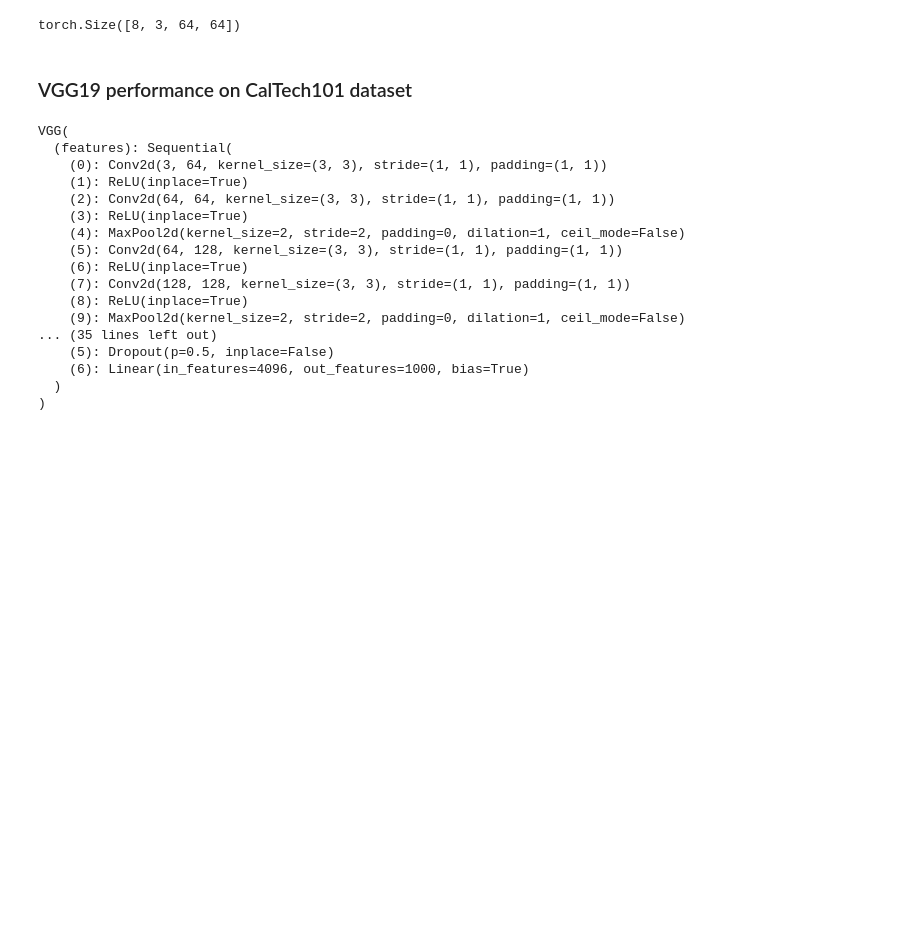
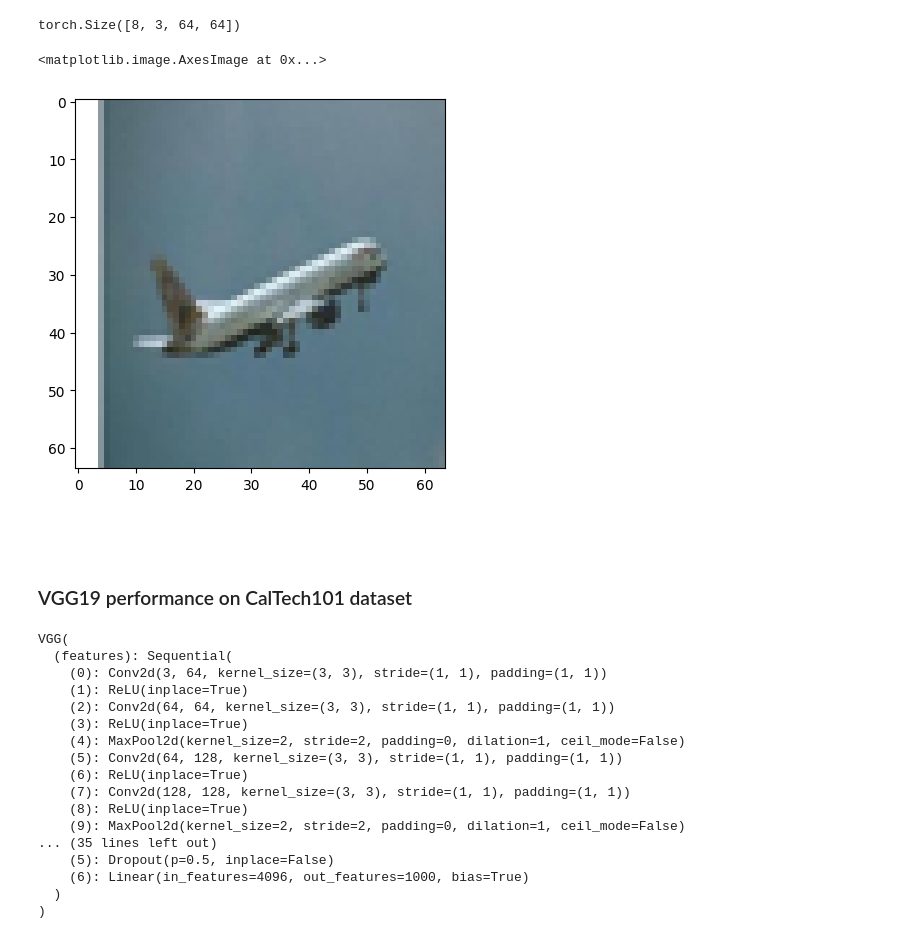
Before and after one commit to yukikongju/Miscellaneous-Projects, a Jupyter notebook: UnetScratch/playground/Fine-Tuning on another dataset.ipynb, the cells around one changed output. Drawn from its saved outputs; the diff is of its cells as text; code cells hidden in the pictures; blank space fills up the shorter version.

```diff
--- a/UnetScratch/playground/Fine-Tuning on another dataset.ipynb
+++ b/UnetScratch/playground/Fine-Tuning on another dataset.ipynb
@@ -196,6 +229,13 @@ for image, label in zip(batch, labels):
 batch.shape
 # %% [output]
 torch.Size([8, 3, 64, 64])
+# %%
+plt.imshow(batch[2].permute(1, 2, 0))
+# %% [output]
+<matplotlib.image.AxesImage at 0x...>
+[figure, added]
+# %% [markdown]
+###
 # %% [markdown]
 ### VGG19 performance on CalTech101 dataset
 # %%
```
Also changed, not shown: parts of 23 cells of this notebook, 2 other files.
